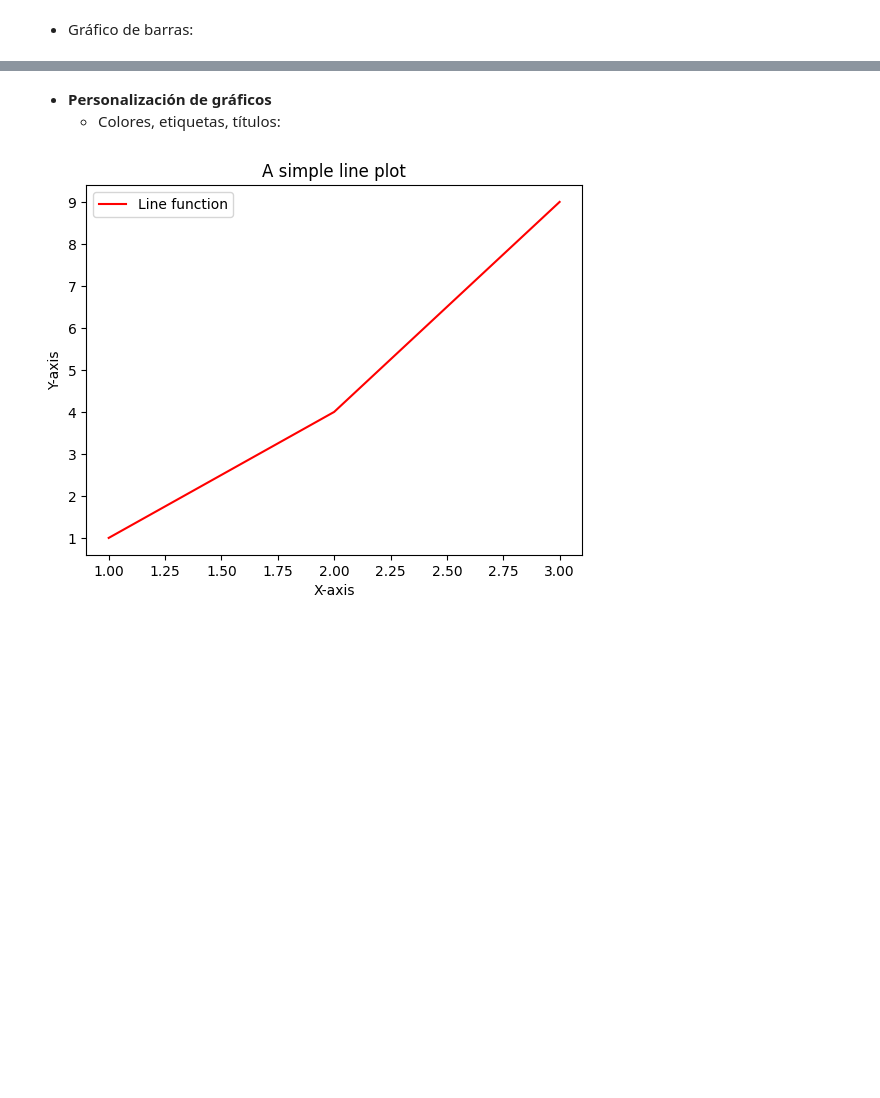
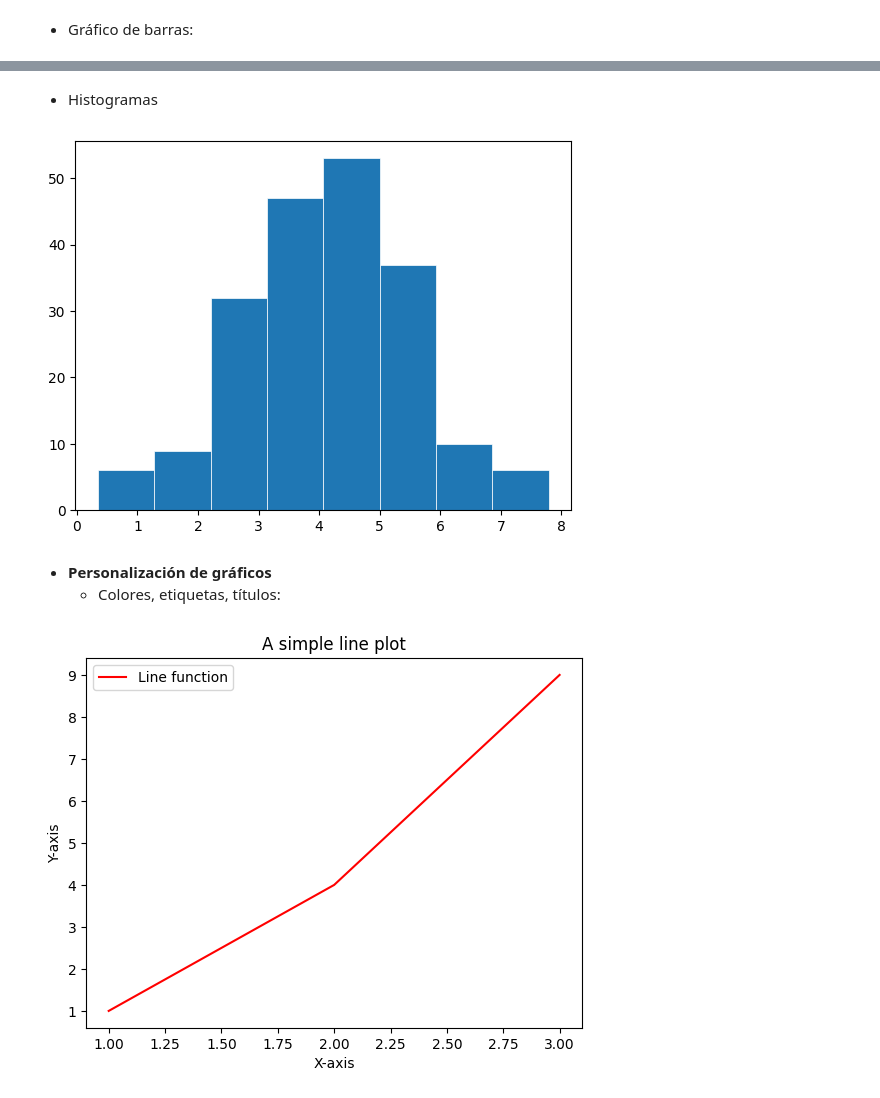
Before and after one commit to DanAndCastRod/python_DataScience, a Jupyter notebook: Session4.3.matplotlib_seaborn.ipynb, the cells around one changed output, grey strips where cells are left out. Drawn from its saved outputs; the diff is of its cells as text; code cells hidden in the pictures; blank space fills up the shorter version.

```diff
--- a/Session4.3.matplotlib_seaborn.ipynb
+++ b/Session4.3.matplotlib_seaborn.ipynb
@@ -44,3 +57,18 @@ plt.show()
+# %% [markdown]
+* Histogramas
+# %%
+import matplotlib.pyplot as plt
+import numpy as np
+
+
+# make data
+np.random.seed(1)
+x = 4 + np.random.normal(0, 1.5, 200)
+
+plt.hist(x, bins=8, linewidth=0.5, edgecolor="white")
+plt.show()
+# %% [output]
+[figure, added]
 # %% [markdown]
 - **Personalización de gráficos**
     - Colores, etiquetas, títulos:
```
Also changed, not shown: parts of 16 cells of this notebook.
